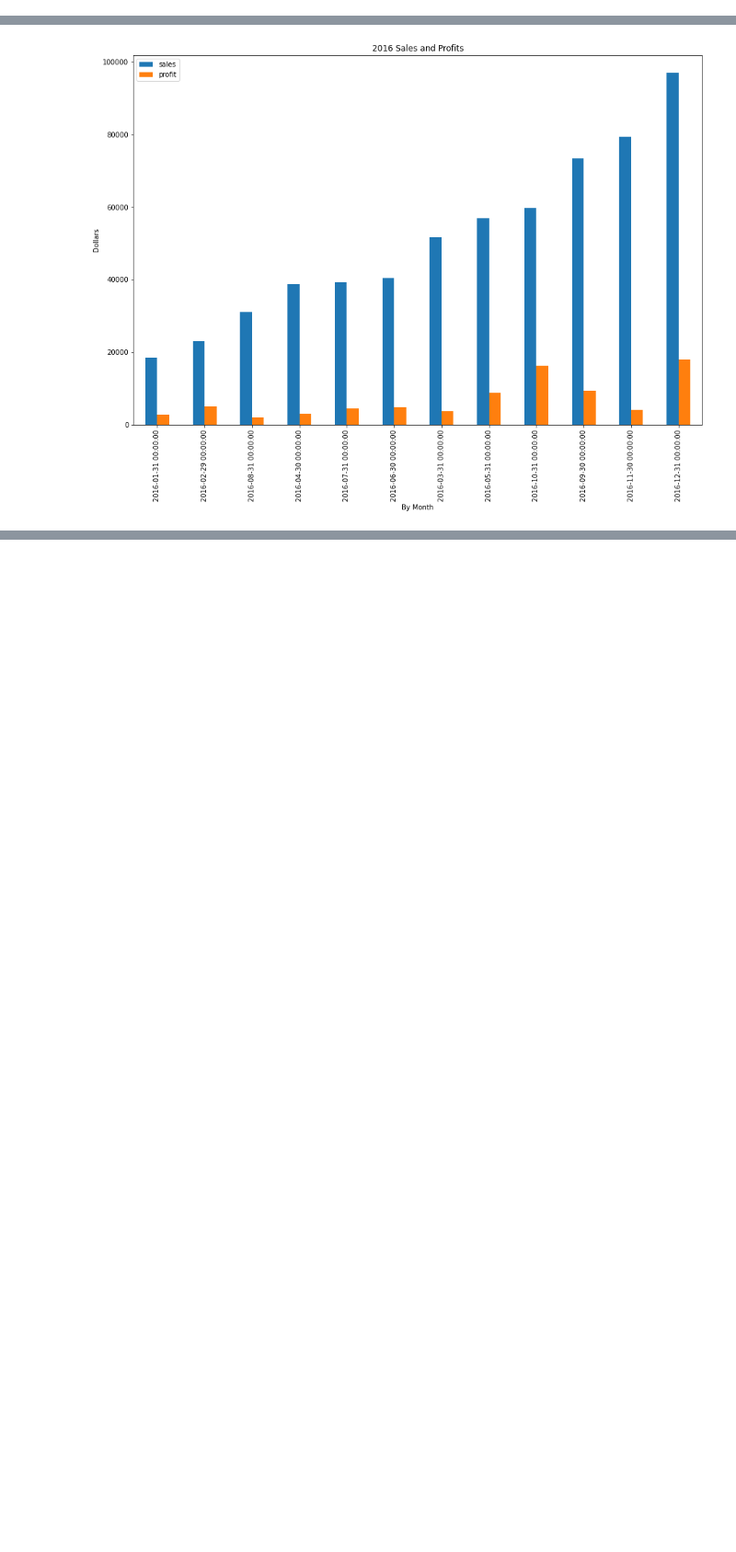
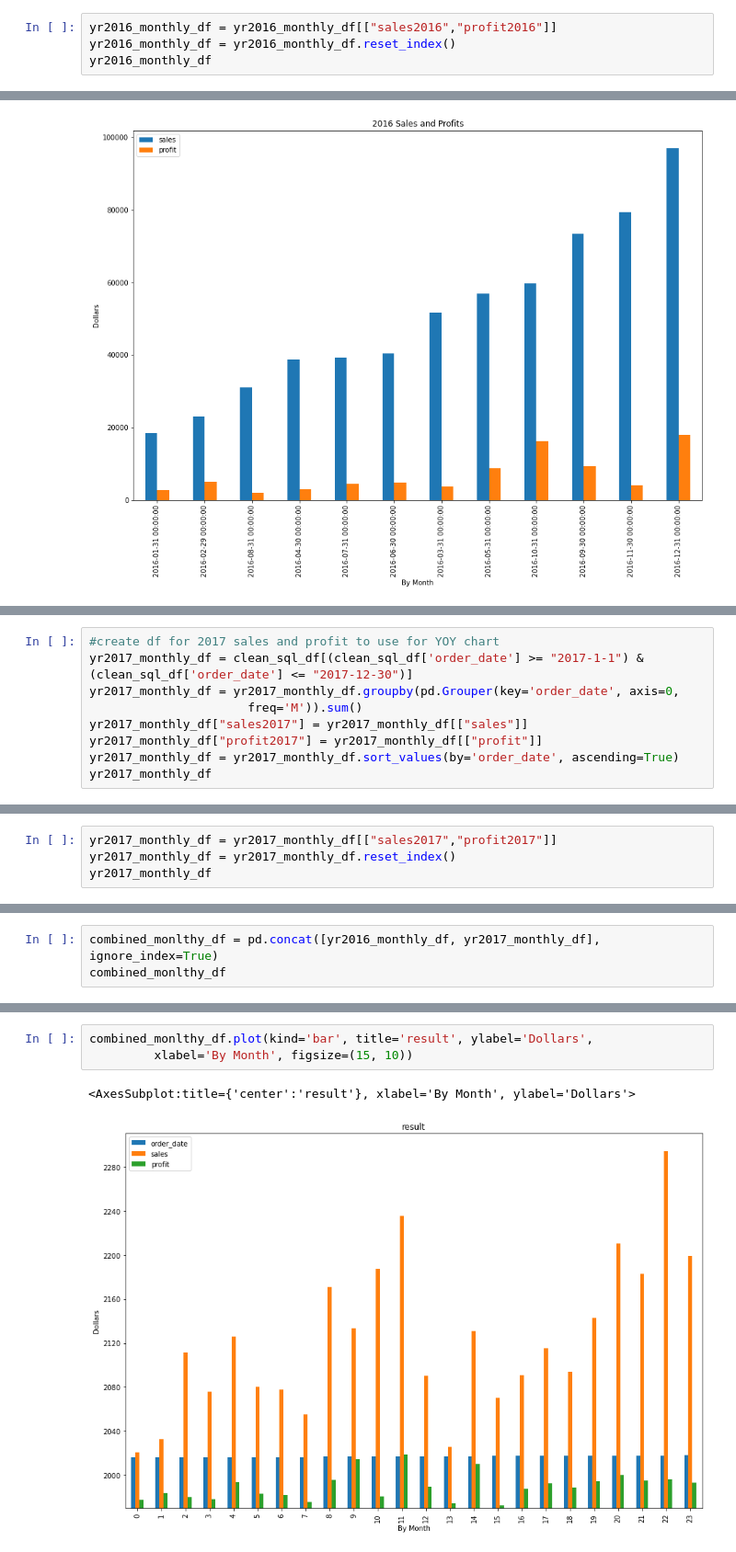
Before and after one commit to haodong191/superstore-project, a Jupyter notebook: superstore analysis with Postgres SQL connection.ipynb, the cells around one changed output, grey strips where cells are left out. Shown at 92% size. Cells and saved outputs as stored; diff of their text form; blank space fills up the shorter version.

```diff
--- a/superstore analysis with Postgres SQL connection.ipynb
+++ b/superstore analysis with Postgres SQL connection.ipynb
@@ -112,0 +158,4 @@ yr2016_df
+# %%
+yr2016_monthly_df = yr2016_monthly_df[["sales2016","profit2016"]]
+yr2016_monthly_df = yr2016_monthly_df.reset_index()
+yr2016_monthly_df
@@ -122,0 +206,9 @@ yr2016_df.plot(kind='bar', title='2016 Sales and Profits', ylabel='Dollars',
+# %%
+#create df for 2017 sales and profit to use for YOY chart
+yr2017_monthly_df = clean_sql_df[(clean_sql_df['order_date'] >= "2017-1-1") & (clean_sql_df['order_date'] <= "2017-12-30")]
+yr2017_monthly_df = yr2017_monthly_df.groupby(pd.Grouper(key='order_date', axis=0,
+                      freq='M')).sum()
+yr2017_monthly_df["sales2017"] = yr2017_monthly_df[["sales"]]
+yr2017_monthly_df["profit2017"] = yr2017_monthly_df[["profit"]]
+yr2017_monthly_df = yr2017_monthly_df.sort_values(by='order_date', ascending=True)
+yr2017_monthly_df
@@ -122,0 +230,4 @@ yr2016_df.plot(kind='bar', title='2016 Sales and Profits', ylabel='Dollars',
+# %%
+yr2017_monthly_df = yr2017_monthly_df[["sales2017","profit2017"]]
+yr2017_monthly_df = yr2017_monthly_df.reset_index()
+yr2017_monthly_df
@@ -122,0 +248,3 @@ yr2016_df.plot(kind='bar', title='2016 Sales and Profits', ylabel='Dollars',
+# %%
+combined_monlthy_df = pd.concat([yr2016_monthly_df, yr2017_monthly_df], ignore_index=True)
+combined_monlthy_df
@@ -122,0 +269,6 @@ yr2016_df.plot(kind='bar', title='2016 Sales and Profits', ylabel='Dollars',
+# %%
+combined_monlthy_df.plot(kind='bar', title='result', ylabel='Dollars',
+         xlabel='By Month', figsize=(15, 10))
+# %% [output]
+<AxesSubplot:title={'center':'result'}, xlabel='By Month', ylabel='Dollars'>
+[figure, added]
```
Also changed, not shown: parts of 11 cells of this notebook.
